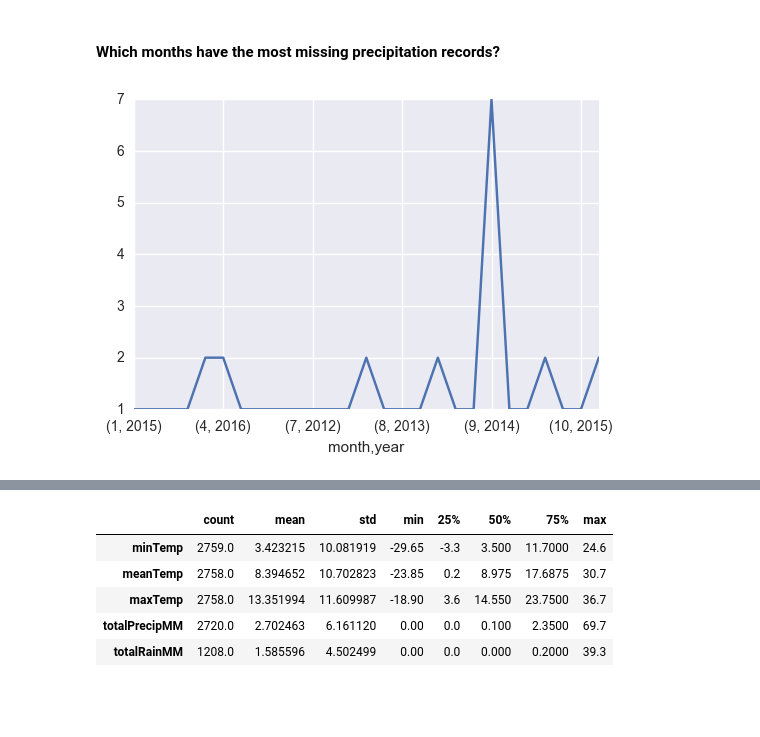
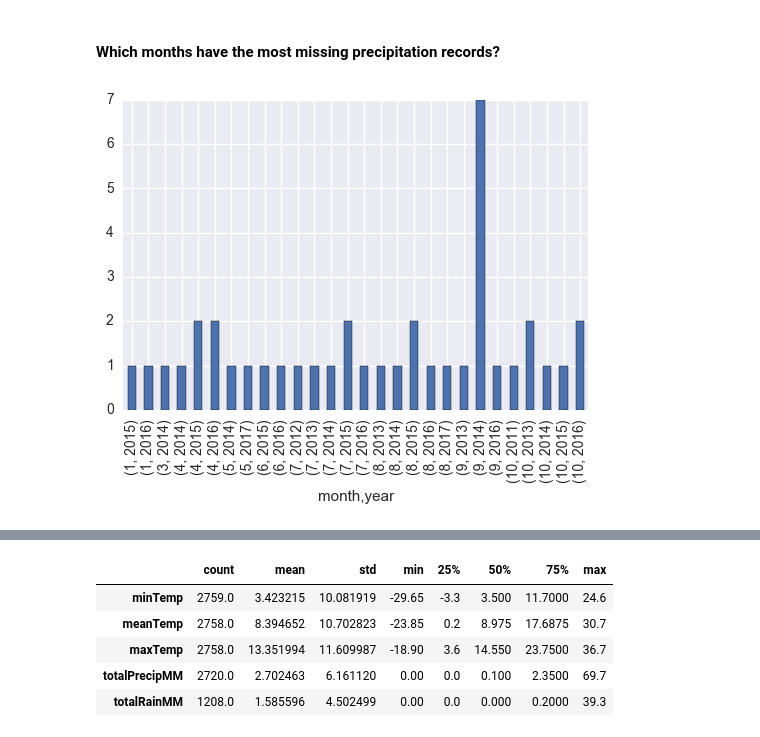
Before and after one commit to calvdee/analysis-london-ont-precipitation, a Jupyter notebook: notebooks/2. Exploratory Weather Data Analysis.ipynb, the cells around one changed output, grey strips where cells are left out. Drawn from its saved outputs; the diff is of its cells as text; code cells hidden in the pictures; blank space fills up the shorter version.

Commit message:
Updated data and analyses

```diff
--- a/notebooks/2. Exploratory Weather Data Analysis.ipynb
+++ b/notebooks/2. Exploratory Weather Data Analysis.ipynb
@@ -29,5 +23,5 @@ The preperatory phase in the [Introduction and Data Preparation](#) notebook inc
 # %%
-df = pd.read_csv("../data/notebook1_weather_by_day_2017-07-21.csv", parse_dates=['date'])
+df = pd.read_csv("../data/notebook1_weather_by_day_2017-08-25 00:00:00.csv", parse_dates=['date'])
 print(df.info())
 df.head()
 # %% [output]
@@ -62,4 +50,0 @@ Add date components as separate columns so we can subset the data more easily
-# %%
-df.loc[:, 'year'] = df['date'].apply(lambda x: x.year)
-df.loc[:, 'month'] = df['date'].apply(lambda x: x.month)
-df.head()
@@ -73,3 +50,0 @@ df.head()
-# %%
-df['season'] = df.date.apply(season)
-df.groupby('season').size()
@@ -97,6 +101,6 @@ msno.matrix(df.sort_values('date', ascending=True))
 # %% [markdown]
 #### Which months have the most missing precipitation records?
 # %%
-df[df.totalPrecipMM.isnull()].groupby(['month', 'year']).size().plot();
+df[df.totalPrecipMM.isnull()].groupby(['month', 'year']).size().plot(kind='bar');
 # %% [output]
-[figure, old version]
+[figure, new version]
```
Also changed, not shown: parts of 74 cells of this notebook, 7 other files.
